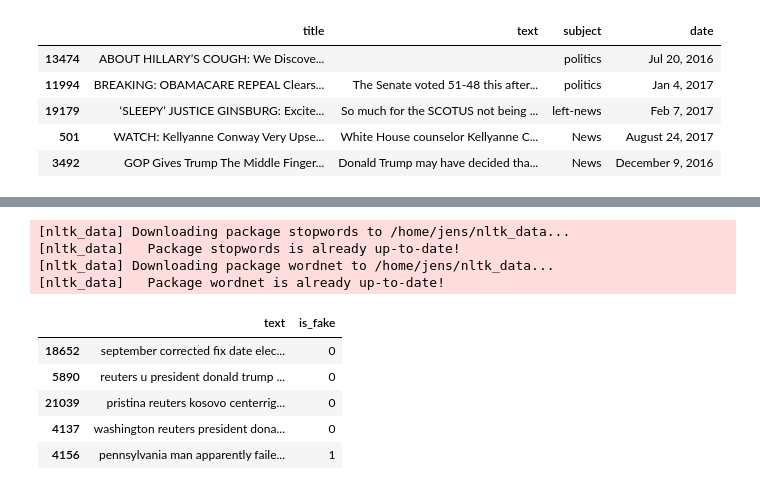
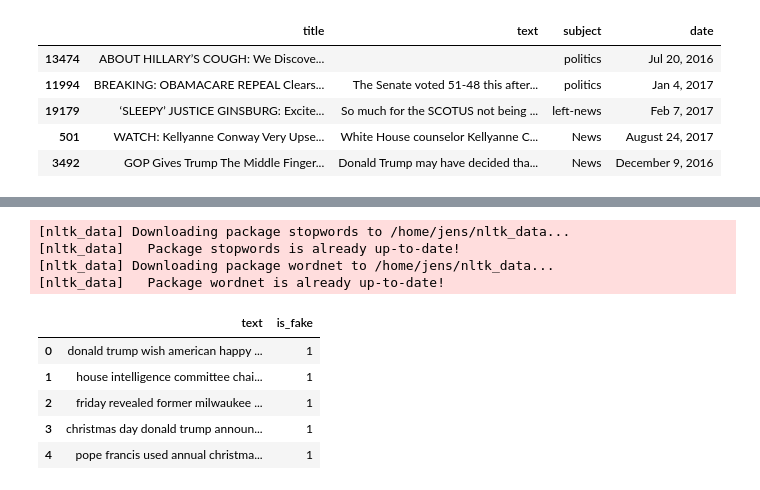
Before and after one commit to PS222407/ai, a Jupyter notebook: fakenews/index.ipynb, the cells around one changed output, grey strips where cells are left out. Cells and saved outputs as stored; diff of their text form; code cells hidden in the pictures.

```diff
--- a/fakenews/index.ipynb
+++ b/fakenews/index.ipynb
@@ -70,37 +70,37 @@ clean_df.sample(5, random_state=42)
 # %%
 import re
 import nltk
 from nltk.corpus import stopwords
 from nltk.stem import WordNetLemmatizer
 
 nltk.download('stopwords')
 nltk.download('wordnet')
 
 lemmatizer = WordNetLemmatizer()
 stop_words = set(stopwords.words('english'))
 
 def preprocess_text(text):
     sanitized_text = re.sub(r'[^a-zA-Z\s]', '', text)
     sanitized_text = sanitized_text.lower()
     split_text = sanitized_text.split()
     text_without_stopwords = [word for word in split_text if word not in stop_words]
     lemmatized_text = [lemmatizer.lemmatize(word) for word in text_without_stopwords]
     joined_tokens = ' '.join(lemmatized_text)
     return joined_tokens
 
 clean_df['text'] = clean_df['text'].apply(preprocess_text)
-clean_df.sample(5, random_state=42)
+clean_df.head(5)
 # %% [output]
 [nltk_data] Downloading package stopwords to /home/jens/nltk_data...
 [nltk_data]   Package stopwords is already up-to-date!
 [nltk_data] Downloading package wordnet to /home/jens/nltk_data...
 [nltk_data]   Package wordnet is already up-to-date!
 |  | text | is_fake |
-| 18652 | september corrected fix date elec... | 0 |
-| 5890 | reuters u president donald trump ... | 0 |
-| 21039 | pristina reuters kosovo centerrig... | 0 |
-| 4137 | washington reuters president dona... | 0 |
-| 4156 | pennsylvania man apparently faile... | 1 |
+| 0 | donald trump wish american happy ... | 1 |
+| 1 | house intelligence committee chai... | 1 |
+| 2 | friday revealed former milwaukee ... | 1 |
+| 3 | christmas day donald trump announ... | 1 |
+| 4 | pope francis used annual christma... | 1 |
 # %%
 from sklearn.feature_extraction.text import TfidfVectorizer
 
```
Also changed, not shown: parts of 6 cells of this notebook.
